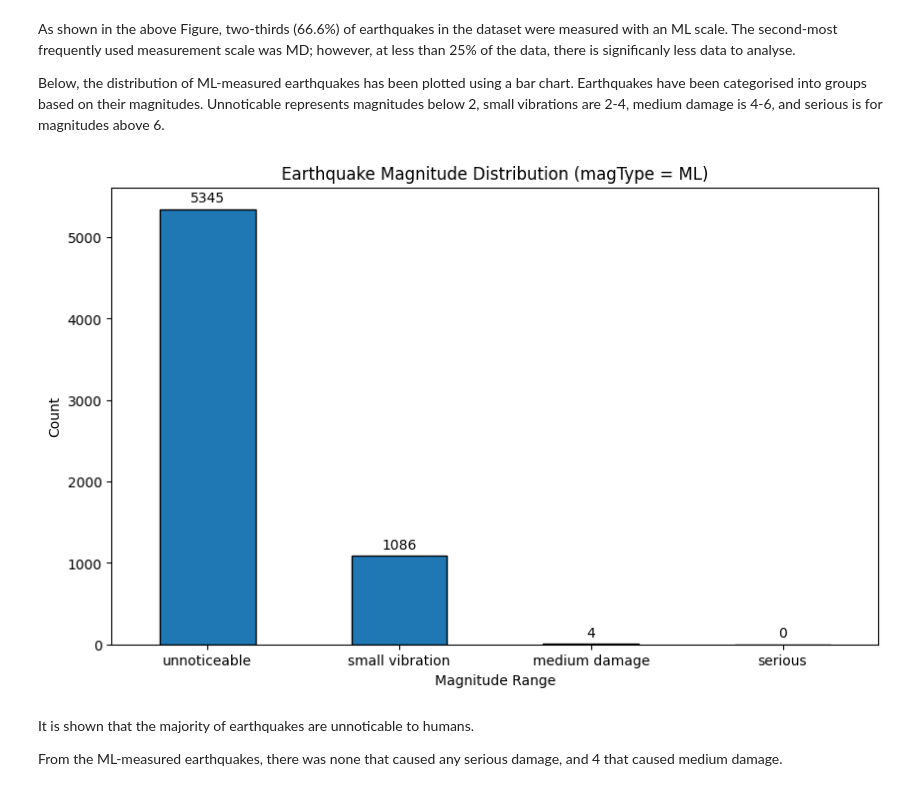
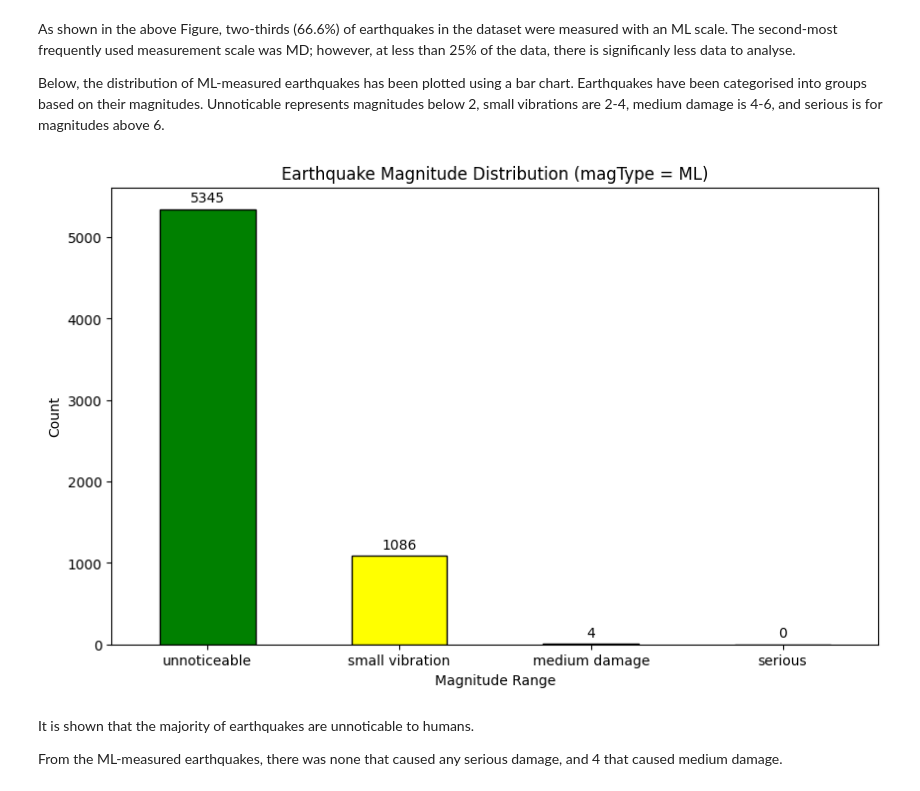
Before and after one commit to kieranthakkar/data_science, a Jupyter notebook: assignments/Week3/earthquakeNotebook.ipynb, the cells around one changed output. Drawn from its saved outputs; the diff is of its cells as text; code cells hidden in the pictures.

Commit message:
changed bar chart colours

```diff
--- a/assignments/Week3/earthquakeNotebook.ipynb
+++ b/assignments/Week3/earthquakeNotebook.ipynb
@@ -113,35 +111,36 @@ values_to_include = ['ml', 'mlv', 'ml(texnet)']
 # Creating a subset w/ only ML values
 subset_df = df[df["magType"].isin(values_to_include)]
 
 # Define ranges to later group data into bins
 ranges = [-1.5, 2, 4, 6, 7.5]
 bar_labels = ["unnoticeable", "small vibration", "medium damage", "serious"]
 
 # Create new column called "range_category"
 # cut function to categorise data into bins based on the defined ranges.
 subset_df["range_category"] = pd.cut(subset_df['mag'], bins=ranges)
 
 # Group the data by the range categories and count the occurrences in each category.
 range_counts = subset_df["range_category"].value_counts()
 
 # Bar chart generation
 plt.figure(figsize=(10, 6))
-bars = range_counts.plot(kind="bar", edgecolor="black")
+my_colours = ["green","yellow","orange","red"]
+bars = range_counts.plot(kind="bar", edgecolor="black", color=my_colours)
 plt.xlabel("Magnitude Range")
 plt.ylabel("Count")
 plt.title("Earthquake Magnitude Distribution (magType = ML)")
 plt.xticks(range(len(bar_labels)), bar_labels, rotation=0)
 
 for bar, count in zip(bars.patches, range_counts):
     height = bar.get_height()
     plt.annotate(f'{count}', xy=(bar.get_x() + bar.get_width() / 2, height),
                  xytext=(0, 3),  # 3 points vertical offset for better readability
                  textcoords="offset points",
                  ha="center", va="bottom")
 
 plt.show()
 # %% [output]
-[figure, old version]
+[figure, new version]
 # %% [markdown]
 It is shown that the majority of earthquakes are unnoticable to humans.
 
```
Also changed, not shown: parts of 1 cell of this notebook.
